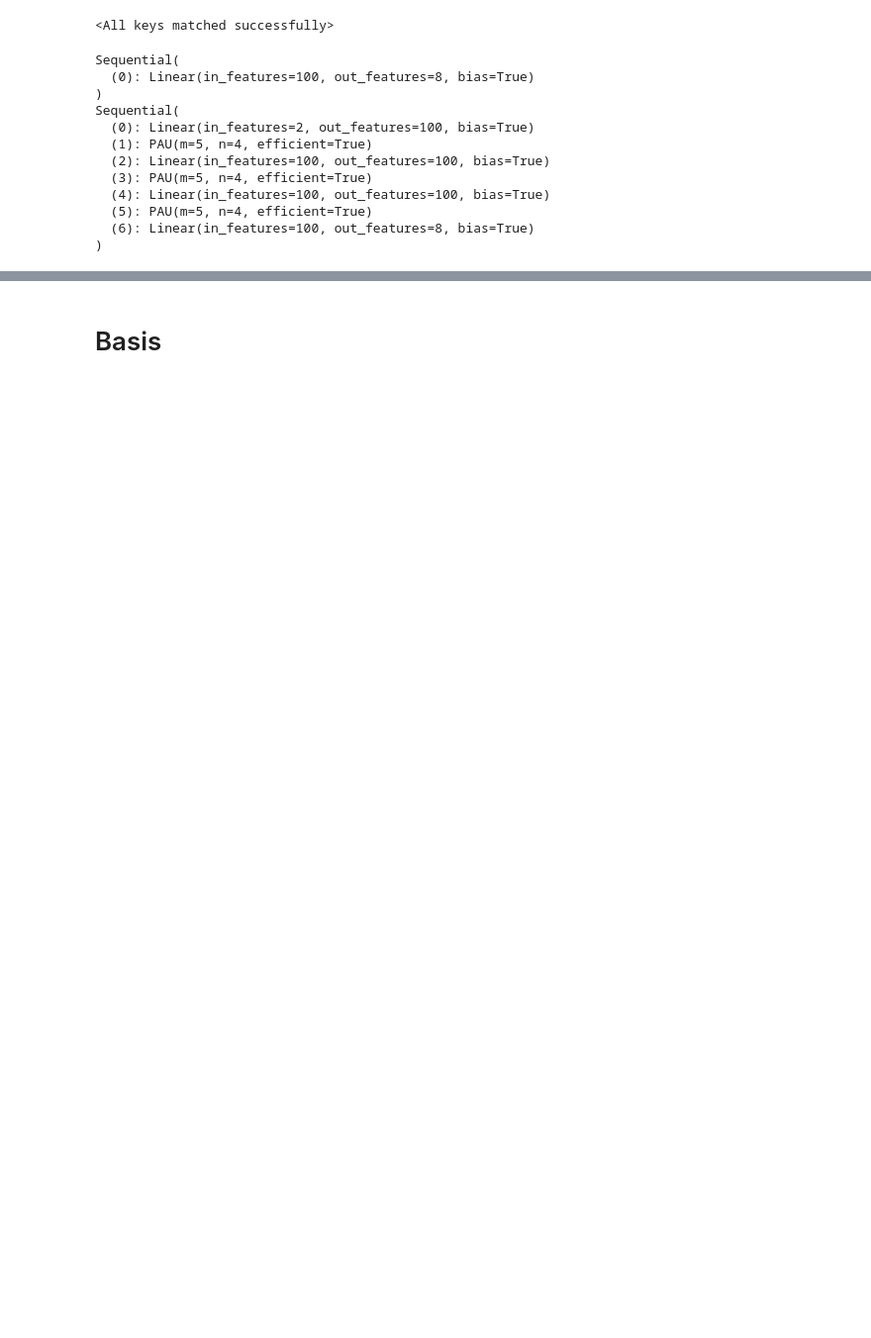
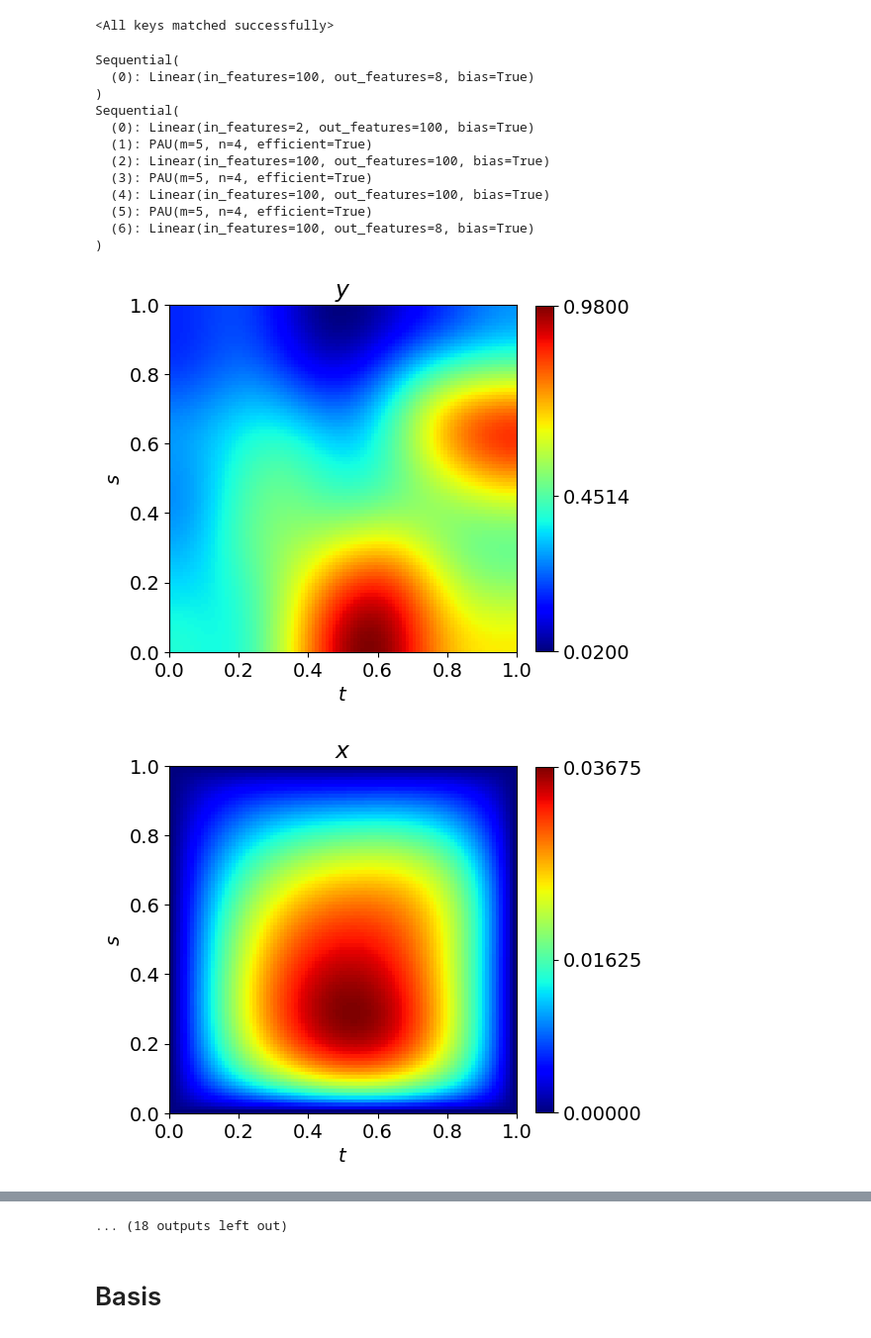
Before and after one commit to sebastian-sanchez-s/OperatorLearning, a Jupyter notebook: Poisson/2D/InspectBasis.ipynb, the cells around one changed output, grey strips where cells are left out. Shown at 99% size. Cells and saved outputs as stored; diff of their text form; code cells hidden in the pictures; blank space fills up the shorter version.

```diff
--- a/Poisson/2D/InspectBasis.ipynb
+++ b/Poisson/2D/InspectBasis.ipynb
@@ -91,7 +99,7 @@ def model(xb, p):
 # %%
 def compute_ticks(a): return [a.min(), a.mean(), a.max()]
 # %%
-x_ds, y_ds = torch.load(PATH / params["name"] / 'valid.ds')
+x_ds, y_ds = torch.load(PATH / 'valid.ds')
 size = len(x_ds)
 step = size // 10
 
@@ -100,52 +108,55 @@ t = torch.linspace(0, 1, N)
 tt = torch.stack(torch.meshgrid((t,t), indexing='xy')).reshape(2, -1)
 
 for i, idx in enumerate(range(0, size, step)):
-    Y = torch.load(f'dataset/{params["ds"]}/valid/{i}_Y.pt')
-    X = torch.load(f'dataset/{params["ds"]}/valid/{i}_X.pt')
+    Y = torch.load(f'dataset/{params["ds"]}/valid/{idx}_Y.pt')
+    X = torch.load(f'dataset/{params["ds"]}/valid/{idx}_X.pt')
 
     ip = torch.linspace(0, 1, len(X)).numpy()
 
     x_pred = model(x_ds[idx].unsqueeze(0), tt).squeeze()
     x_pred = x_pred.reshape(N, N)
 
     plt.figure(figsize=(5, 5))
     plt.imshow(Y.T, cmap='jet', extent=[0, 1, 0, 1])
-    plt.xlabel('t')
-    plt.ylabel('s')
-    plt.title('y')
+    plt.xlabel(r'$t$')
+    plt.ylabel(r'$s$')
+    plt.title(r'$y$')
     if savefig:
-        plt.savefig(FIGURES_PRED / f'y_#Fig{i}.png', bbox_inches='tight')
+        plt.savefig(FIGURES_PRED / f'{FIGURES_PREFIX}_y_Fig{i}.png', bbox_inches='tight')
 
     plt.colorbar(location='right', fraction=0.045, ticks=compute_ticks(Y))
     if savefig:
-        plt.savefig(FIGURES_PRED / f'y_#Fig{i}_with_cbar.png', bbox_inches='tight')
+        plt.savefig(FIGURES_PRED / f'{FIGURES_PREFIX}_y_Fig{i}_with_cbar.png', bbox_inches='tight')
     plt.show()
 
     plt.figure(figsize=(5, 5))
     plt.imshow(X.T, cmap='jet', extent=[0, 1, 0, 1])
-    plt.xlabel('t')
-    plt.ylabel('s')
-    plt.title('x')
+    plt.xlabel(r'$t$')
+    plt.ylabel(r'$s$')
+    plt.title(r'$x$')
     if savefig:
-        plt.savefig(FIGURES_PRED / f'x_#Fig{i}.png', bbox_inches='tight')
+        plt.savefig(FIGURES_PRED / f'{FIGURES_PREFIX}_x_Fig{i}.png', bbox_inches='tight')
 
     plt.colorbar(location='right', fraction=0.045, ticks=compute_ticks(X))
     if savefig:
-        plt.savefig(FIGURES_PRED / f'x_#Fig{i}_with_cbar.png', bbox_inches='tight')
+        plt.savefig(FIGURES_PRED / f'{FIGURES_PREFIX}_x_Fig{i}_with_cbar.png', bbox_inches='tight')
     plt.show()
 
     plt.figure(figsize=(5, 5))
     plt.imshow(x_pred, cmap='jet', extent=[0, 1, 0, 1])
-    plt.xlabel('t')
-    plt.ylabel('s')
-    plt.title(r'$S^1_{\theta} y$')
+    plt.xlabel(r'$t$')
+    plt.ylabel(r'$s$')
+    plt.title(MODEL_PREFIX)
     if savefig:
-        plt.savefig(FIGURES_PRED / f'{params["name"]}_#{epoch}_#Fig{i}.png', bbox_inches = 'tight')
+        plt.savefig(FIGURES_PRED / f'{FIGURES_PREFIX}_Fig{i}.png', bbox_inches = 'tight')
 
     plt.colorbar(location='right', fraction=0.045, ticks=compute_ticks(x_pred))
     if savefig:
-        plt.savefig(FIGURES_PRED / f'{params["name"]}_#{epoch}_#Fig{i}_with_cbar.png', bbox_inches='tight')
+        plt.savefig(FIGURES_PRED / f'{FIGURES_PREFIX}_Fig{i}_with_cbar.png', bbox_inches='tight')
     plt.show()
 
     plt.close('all')
     gc.collect(2)
+# %% [output]
+[figure, added]
+[figure, added]
@@ -152,3 +173,4 @@ for i, idx in enumerate(range(0, size, step)):
+... (18 outputs left out)
 # %% [markdown]
 # Basis
 # %%
```
Also changed, not shown: parts of 11 cells of this notebook, 2 other files.
